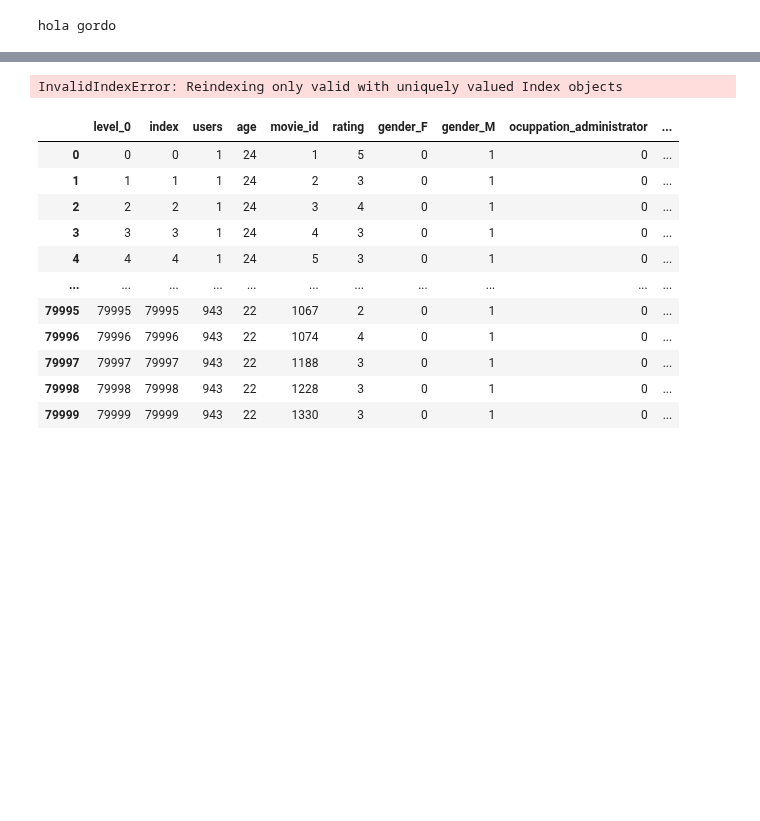
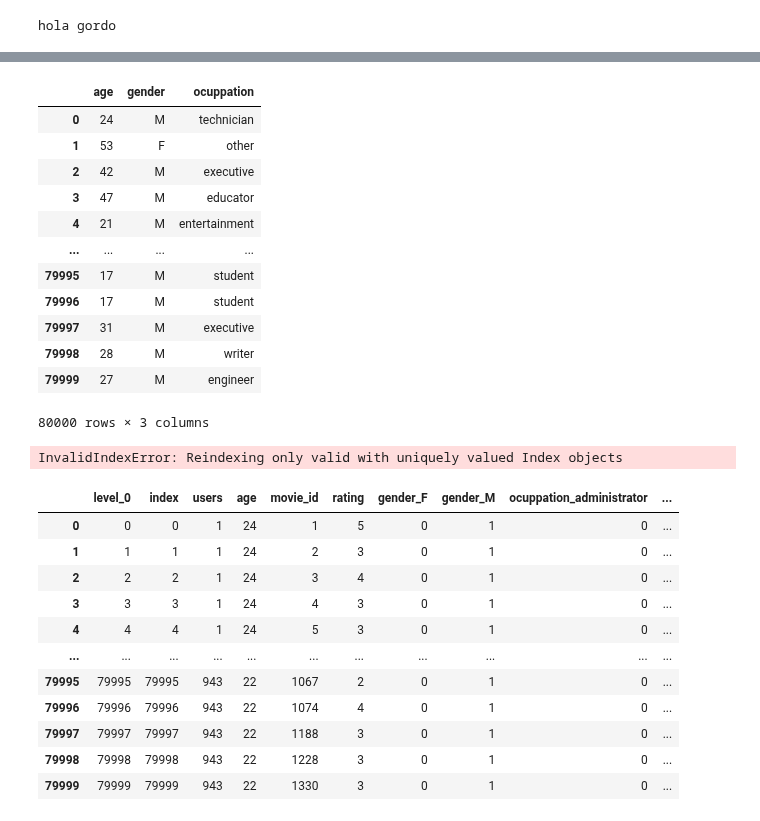
Before and after one commit to briabad/sistemas_recomendacion_movies, a Jupyter notebook: notebook.ipynb, the cells around one changed output, grey strips where cells are left out. Saved outputs shown, nothing was run; the diff lists cells and outputs as text; code cells hidden in the pictures; blank space fills up the shorter version.

```diff
--- a/notebook.ipynb
+++ b/notebook.ipynb
@@ -35,3 +173,19 @@ df_concat.merge(df_items, left_on='movie_id', right_on='movie_id')
+# %%
+df_2
+# %% [output]
+|  | age | gender | ocuppation |
+| 0 | 24 | M | technician |
+| 1 | 53 | F | other |
+| 2 | 42 | M | executive |
+| 3 | 47 | M | educator |
+| 4 | 21 | M | entertainment |
+| ... | ... | ... | ... |
+| 79995 | 17 | M | student |
+| 79996 | 17 | M | student |
+| 79997 | 31 | M | executive |
+| 79998 | 28 | M | writer |
+| 79999 | 27 | M | engineer |
+80000 rows × 3 columns
 # %%
 from lightgbm import LGBMClassifier
 
```
Also changed, not shown: parts of 17 cells of this notebook, 2 other files.
